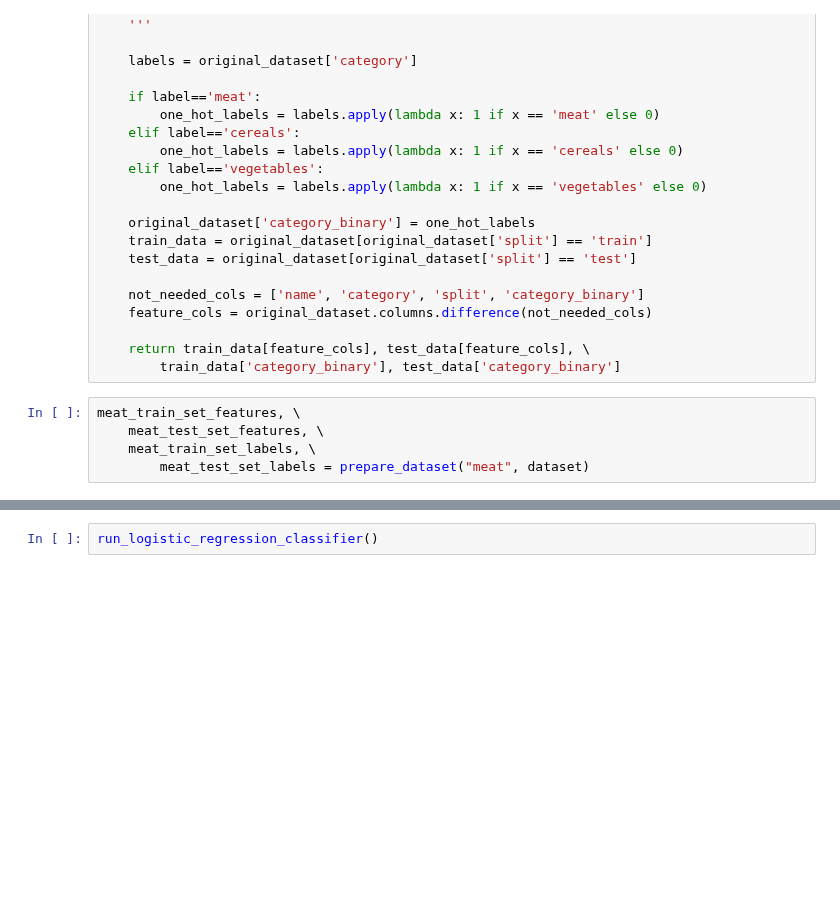
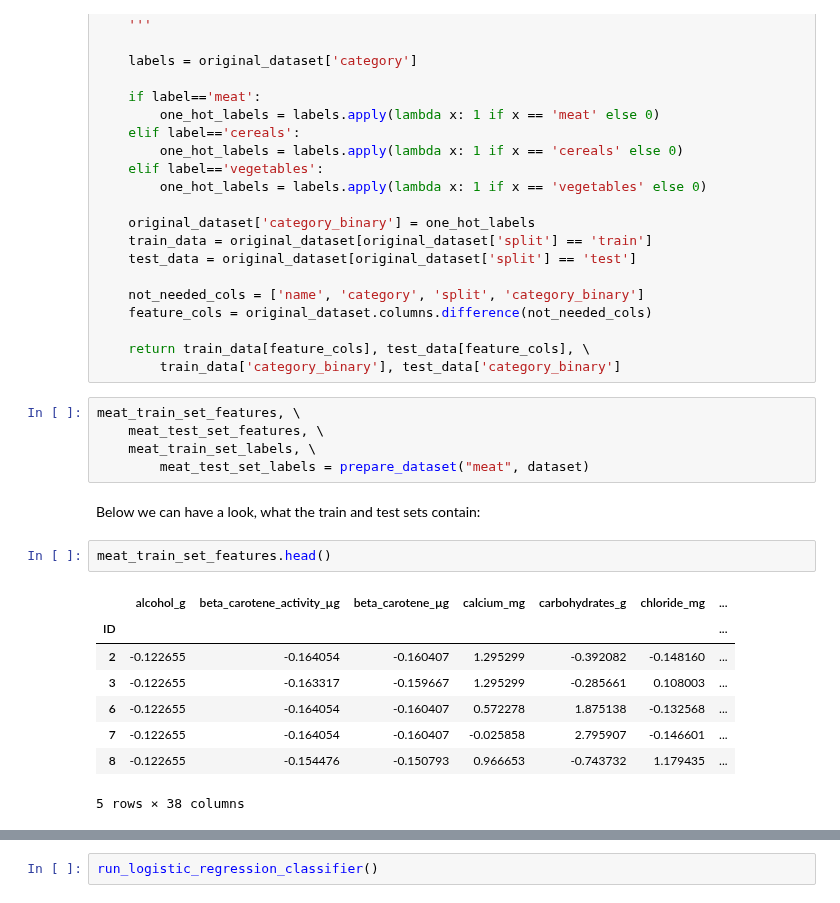
Before and after one commit to fsb-edu/ML4Food, a Jupyter notebook: M2_MLSupervisedLearning.ipynb, the cells around one changed output, grey strips where cells are left out. Drawn from its saved outputs; the diff is of its cells as text; blank space fills up the shorter version.

```diff
--- a/M2_MLSupervisedLearning.ipynb
+++ b/M2_MLSupervisedLearning.ipynb
@@ -361,3 +451,16 @@ meat_train_set_features, \
     meat_test_set_features, \
     meat_train_set_labels, \
         meat_test_set_labels = prepare_dataset("meat", dataset)
+# %% [markdown]
+Below we can have a look, what the train and test sets contain:
+# %%
+meat_train_set_features.head()
+# %% [output]
+|  | alcohol_g | beta_carotene_activity_µg | beta_carotene_µg | calcium_mg | carbohydrates_g | chloride_mg | ... |
+| ID |  |  |  |  |  |  | ... |
+| 2 | -0.122655 | -0.164054 | -0.160407 | 1.295299 | -0.392082 | -0.148160 | ... |
+| 3 | -0.122655 | -0.163317 | -0.159667 | 1.295299 | -0.285661 | 0.108003 | ... |
+| 6 | -0.122655 | -0.164054 | -0.160407 | 0.572278 | 1.875138 | -0.132568 | ... |
+| 7 | -0.122655 | -0.164054 | -0.160407 | -0.025858 | 2.795907 | -0.146601 | ... |
+| 8 | -0.122655 | -0.154476 | -0.150793 | 0.966653 | -0.743732 | 1.179435 | ... |
+5 rows × 38 columns
```
Also changed, not shown: parts of 47 cells of this notebook, 5 other files.
